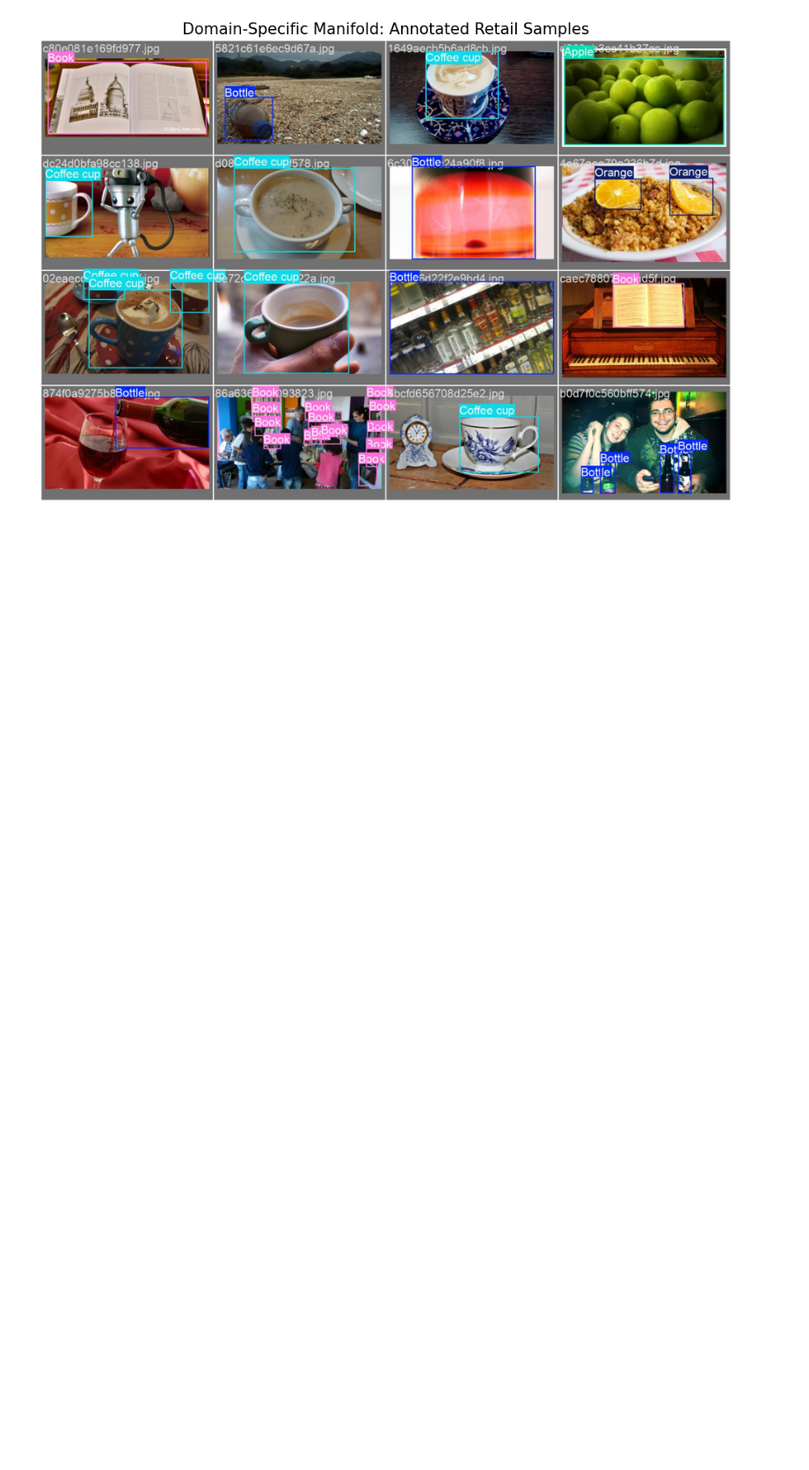
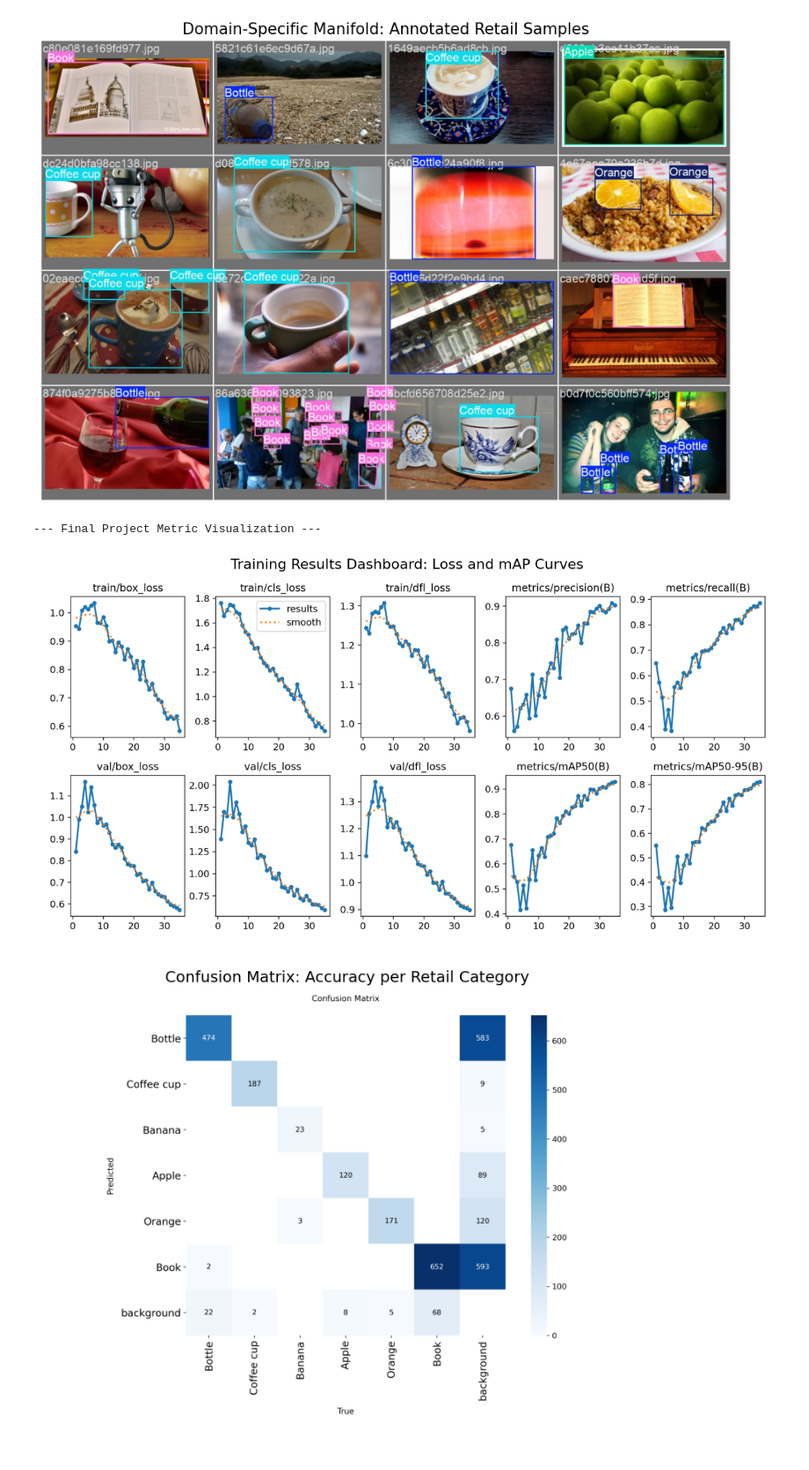
Before and after one commit to YuanFan666/Project-for-ESE-5971, a Jupyter notebook: Section48_Shuqin.ipynb, the cells around one changed output. Shown at 88% size. Drawn from its saved outputs; the diff is of its cells as text; code cells hidden in the pictures; blank space fills up the shorter version.

```diff
--- a/Section48_Shuqin.ipynb
+++ b/Section48_Shuqin.ipynb
@@ -145,3 +165,45 @@ if os.path.exists(f'{results_dir}/val_batch0_labels.jpg'):
 # %% [output]
 [figure]
 [figure]
+# %%
+import matplotlib.pyplot as plt
+import matplotlib.image as mpimg
+import os
+
+# Set the results directory based on your log output
+results_dir = '/content/runs/detect/Coconut_Final_Optimization/retail_extended_run'
+
+print("--- Final Project Metric Visualization ---")
+
+# 1. Plot the Results Dashboard (Loss, Precision, Recall, mAP)
+# This is the most important image for your 'Results' section
+if os.path.exists(f'{results_dir}/results.png'):
+    plt.figure(figsize=(15, 12))
+    img = mpimg.imread(f'{results_dir}/results.png')
+    plt.imshow(img)
+    plt.axis('off')
+    plt.title('Training Results Dashboard: Loss and mAP Curves', fontsize=16)
+    plt.show()
+
+# 2. Show Confusion Matrix
+# This shows exactly which classes the model is confusing (e.g., Apple vs Orange)
+if os.path.exists(f'{results_dir}/confusion_matrix.png'):
+    plt.figure(figsize=(10, 8))
+    img = mpimg.imread(f'{results_dir}/confusion_matrix.png')
+    plt.imshow(img)
+    plt.axis('off')
+    plt.title('Confusion Matrix: Accuracy per Retail Category', fontsize=14)
+    plt.show()
+
+# 3. Show Validation Batch (Real-world inference proof)
+if os.path.exists(f'{results_dir}/val_batch1_labels.jpg'):
+    plt.figure(figsize=(15, 10))
+    img = mpimg.imread(f'{results_dir}/val_batch1_labels.jpg')
+    plt.imshow(img)
+    plt.axis('off')
+    plt.title('Model Prediction Audit on Retail Manifold', fontsize=14)
+    plt.show()
+# %% [output]
+--- Final Project Metric Visualization ---
+[figure, added]
+[figure, added]
```
Also changed, not shown: parts of 4 cells of this notebook.
